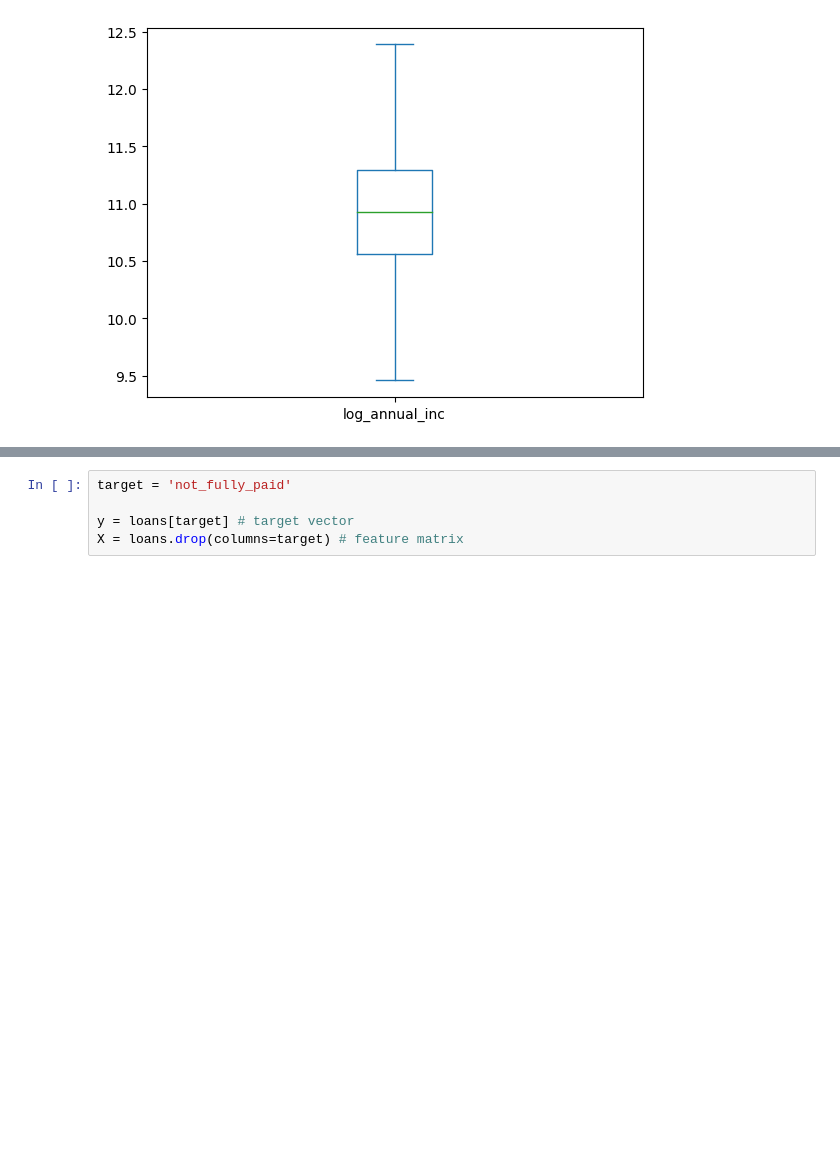
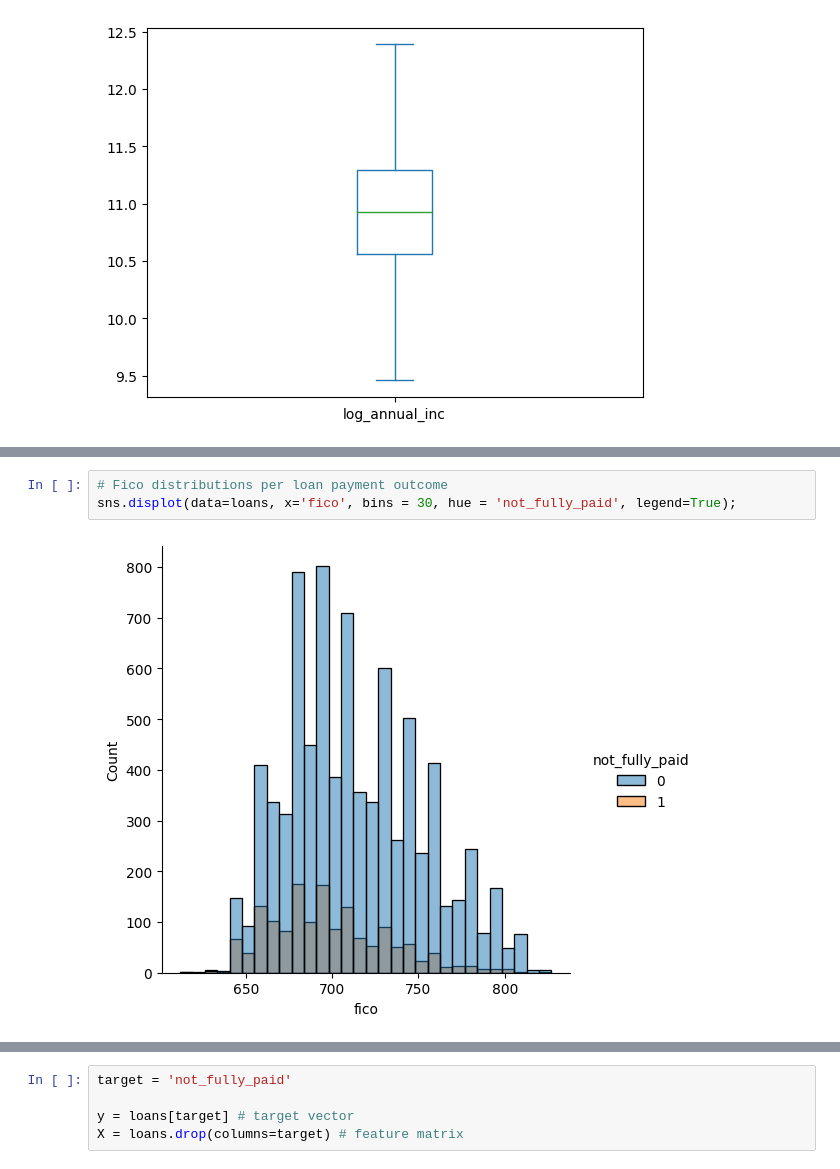
Before and after one commit to jianninapinto/Loan-Default-Risk-Prediction, a Jupyter notebook: ML_Problem_Definition.ipynb, the cells around one changed output, grey strips where cells are left out. Saved outputs shown, nothing was run; the diff lists cells and outputs as text; blank space fills up the shorter version.

```diff
--- a/ML_Problem_Definition.ipynb
+++ b/ML_Problem_Definition.ipynb
@@ -254,0 +265,5 @@ loans['log_annual_inc'].plot(kind='box');
+# %%
+# Fico distributions per loan payment outcome
+sns.displot(data=loans, x='fico', bins = 30, hue = 'not_fully_paid', legend=True);
+# %% [output]
+[figure, added]
```
Also changed, not shown: parts of 68 cells of this notebook, 5 other files.
